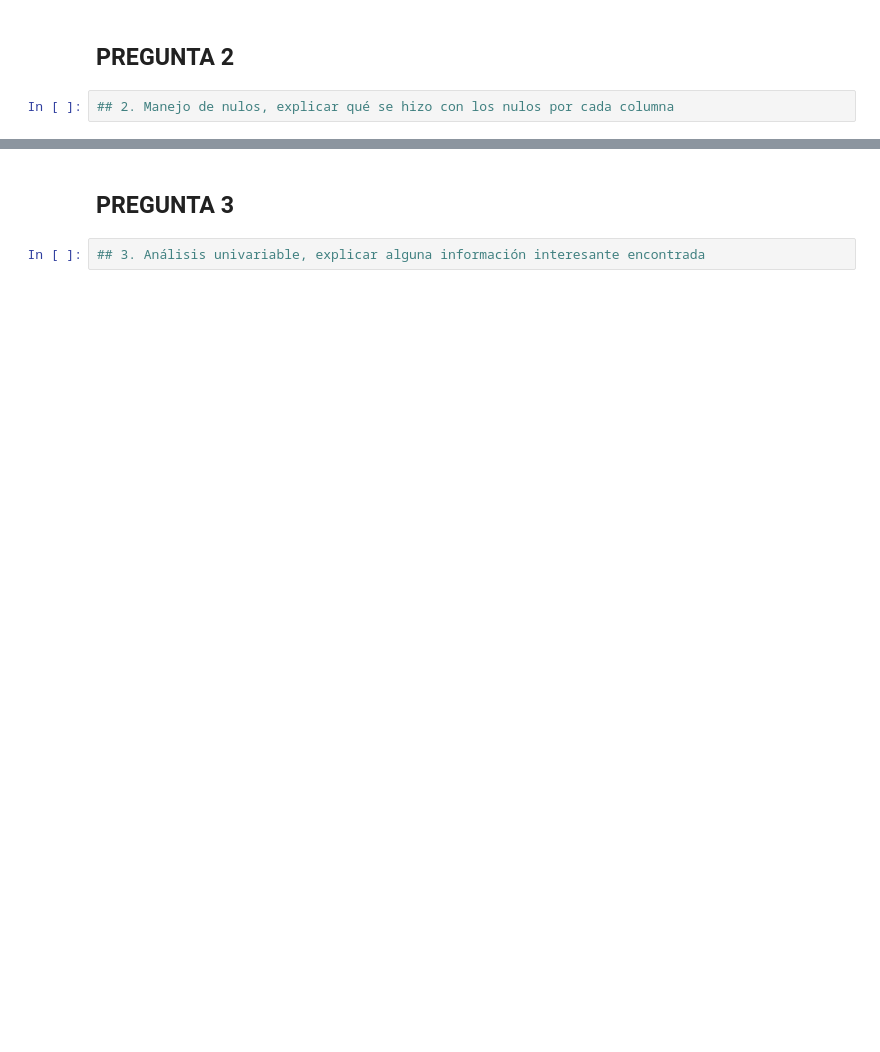
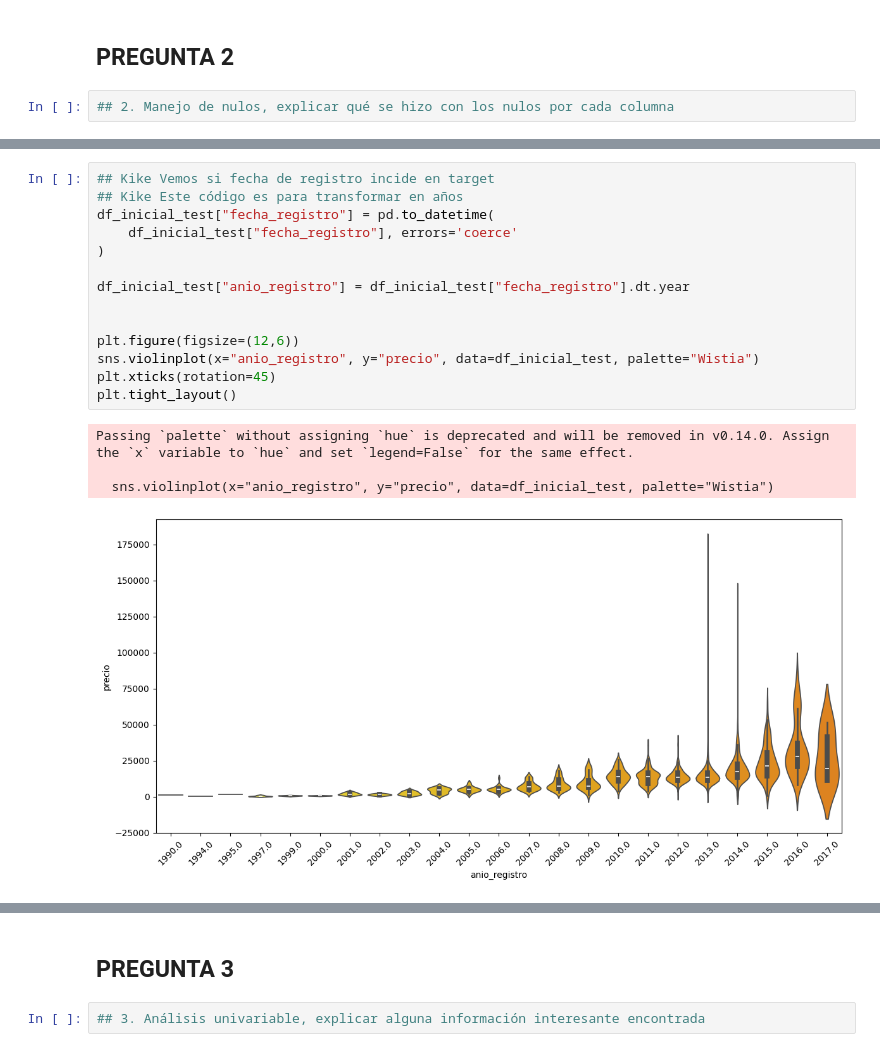
Before and after one commit to Enrique737/TFM_06, a Jupyter notebook: Entregable_T1_Data_Engineering/bmw.ipynb, the cells around one changed output, grey strips where cells are left out. Saved outputs shown, nothing was run; the diff lists cells and outputs as text; blank space fills up the shorter version.

```diff
--- a/Entregable_T1_Data_Engineering/bmw.ipynb
+++ b/Entregable_T1_Data_Engineering/bmw.ipynb
@@ -271,0 +323,19 @@ df_inicial_test[numeric].head()
+# %%
+## Kike Vemos si fecha de registro incide en target
+## Kike Este código es para transformar en años
+df_inicial_test["fecha_registro"] = pd.to_datetime(
+    df_inicial_test["fecha_registro"], errors='coerce'
+)
+
+df_inicial_test["anio_registro"] = df_inicial_test["fecha_registro"].dt.year
+
+
+plt.figure(figsize=(12,6))
+sns.violinplot(x="anio_registro", y="precio", data=df_inicial_test, palette="Wistia")
+plt.xticks(rotation=45)
+plt.tight_layout()
+# %% [output]
+Passing `palette` without assigning `hue` is deprecated and will be removed in v0.14.0. Assign the `x` variable to `hue` and set `legend=False` for the same effect.
+
+  sns.violinplot(x="anio_registro", y="precio", data=df_inicial_test, palette="Wistia")
+[figure, added]
```
Also changed, not shown: parts of 17 cells of this notebook.
